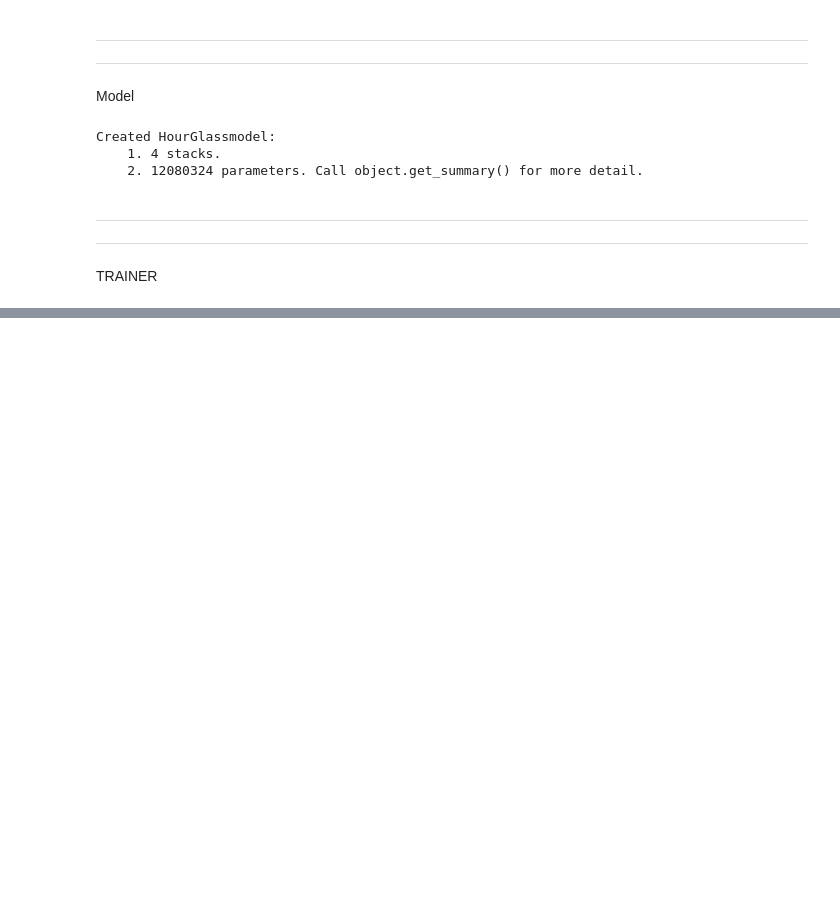
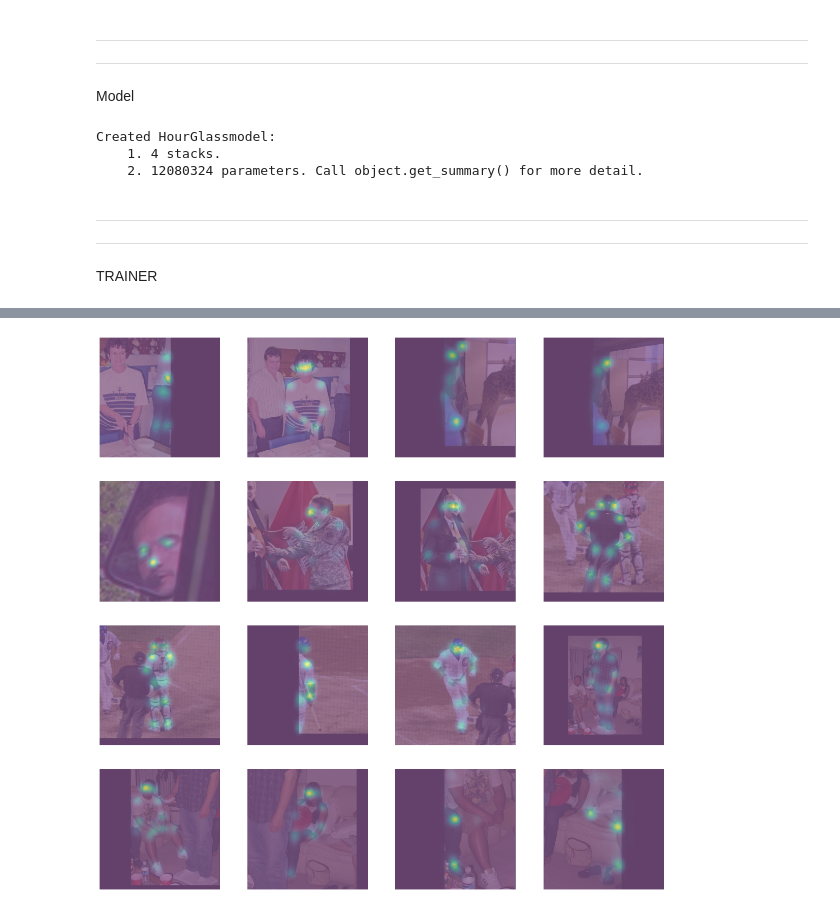
Before and after one commit to MindlessBoid/single-person-pose-estimation, a Jupyter notebook: Train.ipynb, the cells around one changed output, grey strips where cells are left out. Cells and saved outputs as stored; diff of their text form; code cells hidden in the pictures; blank space fills up the shorter version.

```diff
--- a/Train.ipynb
+++ b/Train.ipynb
@@ -88,0 +127,2 @@ KeyboardInterrupt: ignored
+# %%
+pred1, pred2, pred3, pred4 = loaded_model.predict(ds)
@@ -88,0 +144,11 @@ KeyboardInterrupt: ignored
+# %%
+#RME loss
+plt.figure(figsize=(20,20))
+for i in range(16):
+    ax = plt.subplot(16/4, 16/4, i + 1)
+    plt.imshow(images_batch[i], cmap = 'gray', alpha = 0.5)
+    p = tf.image.resize(pred4[16 + i], (256,256))
+    plt.imshow(tf.reduce_sum(p, axis = -1), alpha = 0.5)
+    plt.axis("off")
+# %% [output]
+[figure, added]
```
Also changed, not shown: parts of 17 cells of this notebook, 3 other files.
